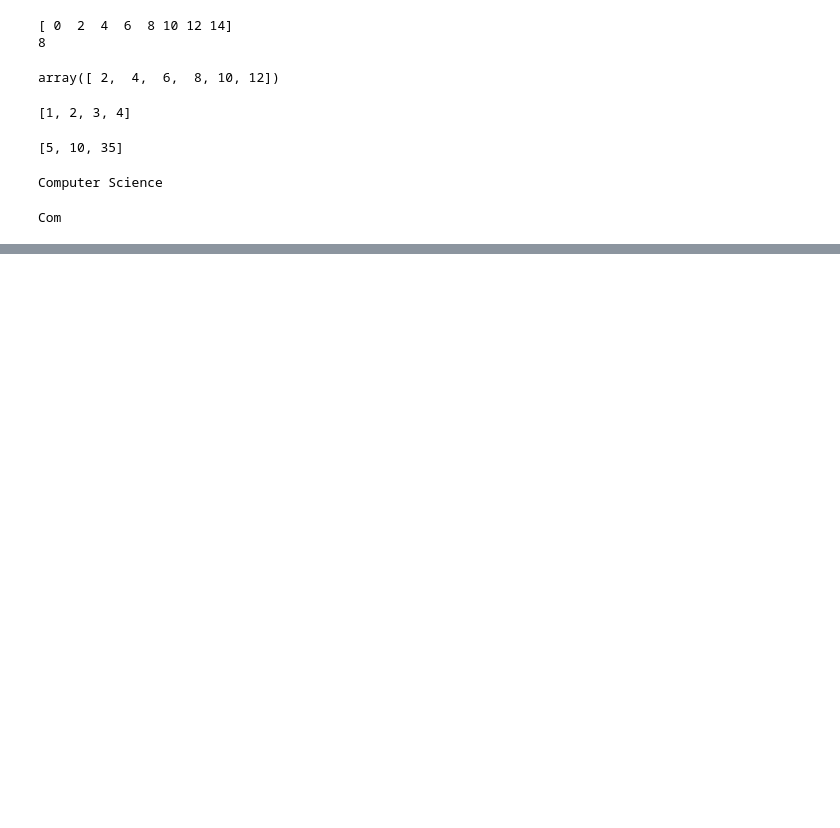
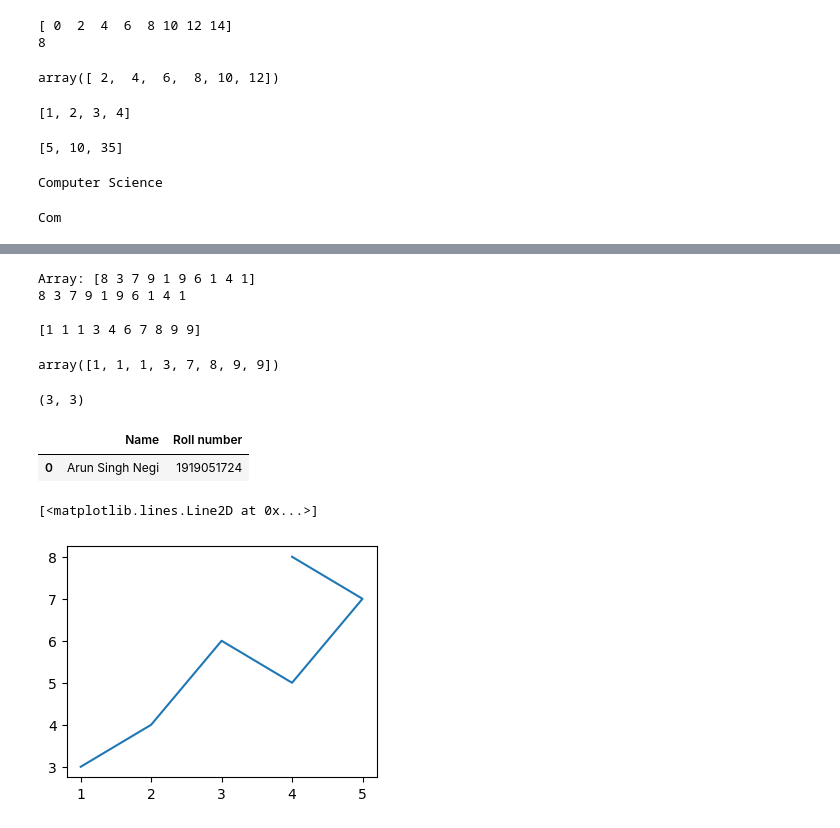
Before and after one commit to ArunNegi112/Python-Learning-Path-Topic-Wise-Assignments, a Jupyter notebook: Assignments/College_Assignment/College_python_assignment.ipynb, the cells around one changed output, grey strips where cells are left out. Saved outputs shown, nothing was run; the diff lists cells and outputs as text; code cells hidden in the pictures; blank space fills up the shorter version.

```diff
--- a/Assignments/College_Assignment/College_python_assignment.ipynb
+++ b/Assignments/College_Assignment/College_python_assignment.ipynb
@@ -282,0 +312,54 @@ Com
+# %%
+# Q24) Using NumPy, write a program to create two 1 Dim Array and
+# perform the operation of Iteration, Sorting the contents of array and
+# concatenating the contents of the array.
+
+arr3 = np.random.randint(1,10,10)
+print("Array:",arr3)
+
+for i in arr3:
+    print(i,end=" ")
+
+print("\n")
+arr3.sort()
+print(arr3)
+
+arr3a, arr3b = arr3[:4],arr3[6:]
+np.concatenate([arr3a,arr3b])
+# %% [output]
+Array: [8 3 7 9 1 9 6 1 4 1]
+8 3 7 9 1 9 6 1 4 1
+
+[1 1 1 3 4 6 7 8 9 9]
+array([1, 1, 1, 3, 7, 8, 9, 9])
+# %%
+# Q25) Using NumPy, initialize the array and display their dimensionality.
+
+arr4 = np.array([[1,2,3],[1,2,3],[1,2,3]])
+arr4.shape
+# %% [output]
+(3, 3)
+# %%
+# Q26) Using Panda, create a DataFrame, initialize it with the contents such
+# as : your Enrollment Number and Name and display them.
+
+import pandas as pd
+df1 = pd.DataFrame([{"Name":"Arun Singh Negi","Roll number":1919051724}])
+df1
+# %% [output]
+|  | Name | Roll number |
+| 0 | Arun Singh Negi | 1919051724 |
+# %%
+# Q27) Create 2 array, using the MatPlotLib, plot the graph with the content
+# of the two array, with coordinates plotting on X axis and Y axis.
+
+import matplotlib.pyplot as plt
+plt.figure(figsize=(4,3))
+
+arrx = np.array([1,2,3,4,5,4])
+arry = arrx + np.random.randint(1,5,arrx.shape)
+
+plt.plot(arrx,arry)
+# %% [output]
+[<matplotlib.lines.Line2D at 0x...>]
+[figure, added]
```
Also changed, not shown: parts of 11 cells of this notebook.
